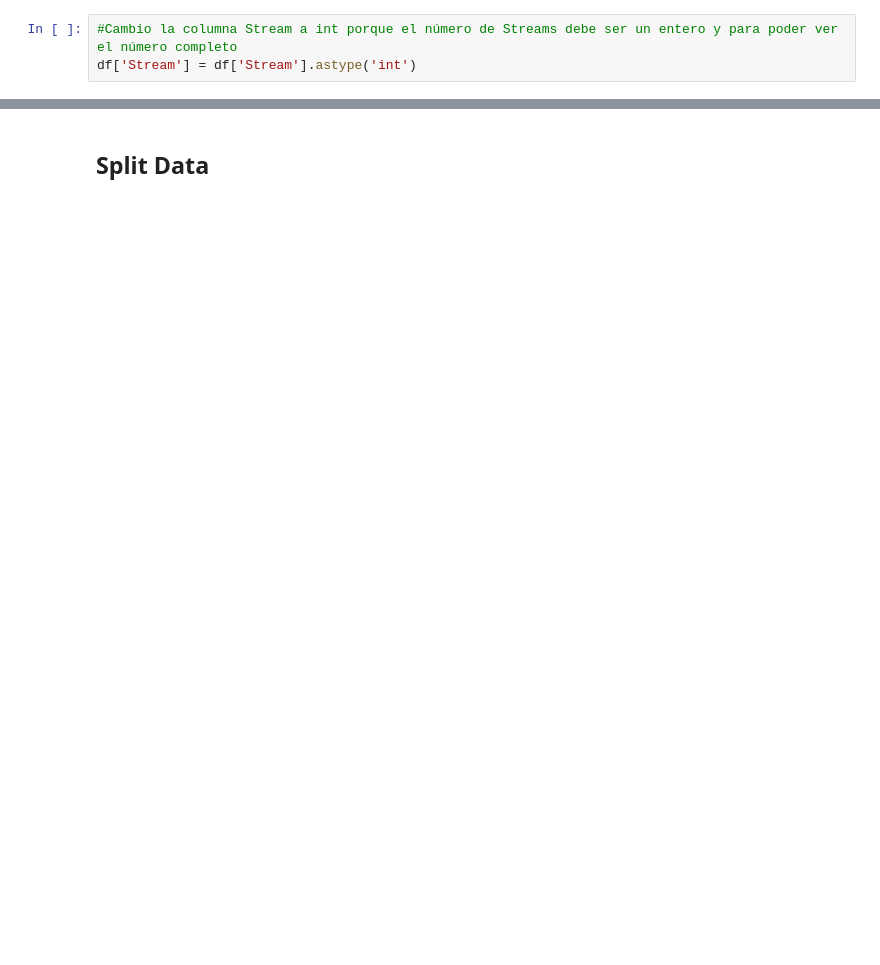
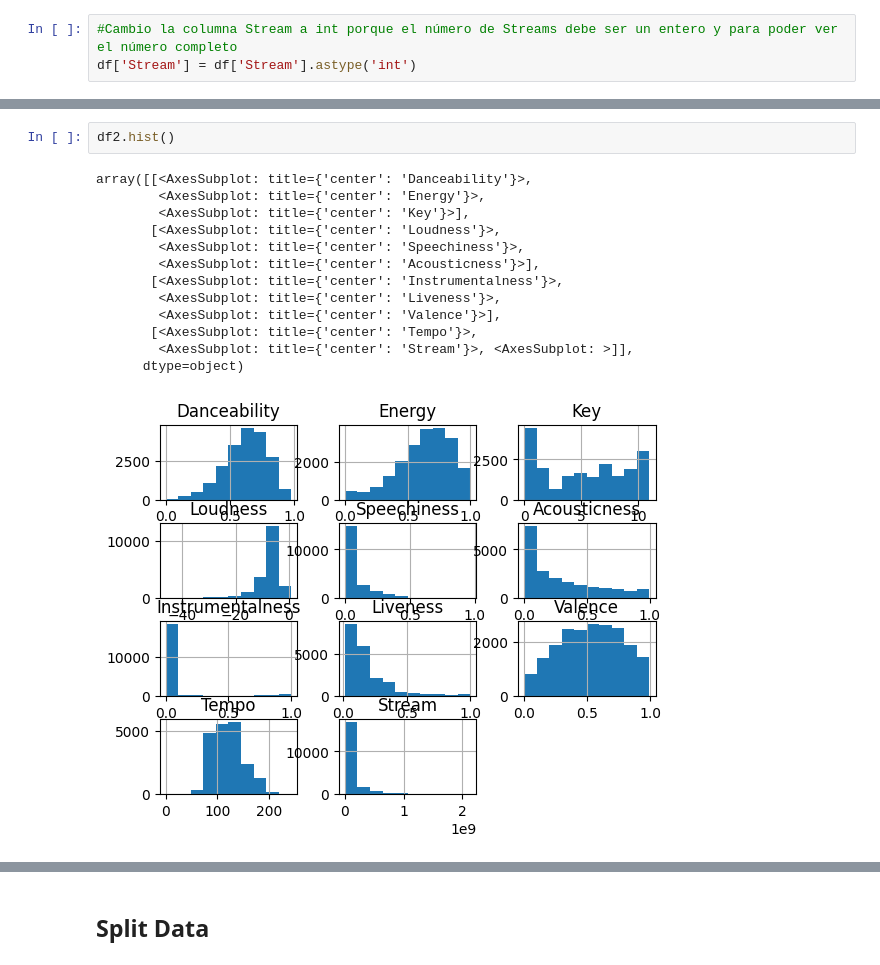
Before and after one commit to mp4402/pythonPrograms, a Jupyter notebook: machineLearningModels2023/proyectoFinal/proyecto.ipynb, the cells around one changed output, grey strips where cells are left out. Drawn from its saved outputs; the diff is of its cells as text; blank space fills up the shorter version.

```diff
--- a/machineLearningModels2023/proyectoFinal/proyecto.ipynb
+++ b/machineLearningModels2023/proyectoFinal/proyecto.ipynb
@@ -135 +177,17 @@ array([[<AxesSubplot: title={'center': 'Danceability'}>,
+# %%
+df2.hist()
+# %% [output]
+array([[<AxesSubplot: title={'center': 'Danceability'}>,
+        <AxesSubplot: title={'center': 'Energy'}>,
+        <AxesSubplot: title={'center': 'Key'}>],
+       [<AxesSubplot: title={'center': 'Loudness'}>,
+        <AxesSubplot: title={'center': 'Speechiness'}>,
+        <AxesSubplot: title={'center': 'Acousticness'}>],
+       [<AxesSubplot: title={'center': 'Instrumentalness'}>,
+        <AxesSubplot: title={'center': 'Liveness'}>,
+        <AxesSubplot: title={'center': 'Valence'}>],
+       [<AxesSubplot: title={'center': 'Tempo'}>,
+        <AxesSubplot: title={'center': 'Stream'}>, <AxesSubplot: >]],
+      dtype=object)
+[figure, added]
 # %%
```
Also changed, not shown: parts of 36 cells of this notebook, 1 other file.
